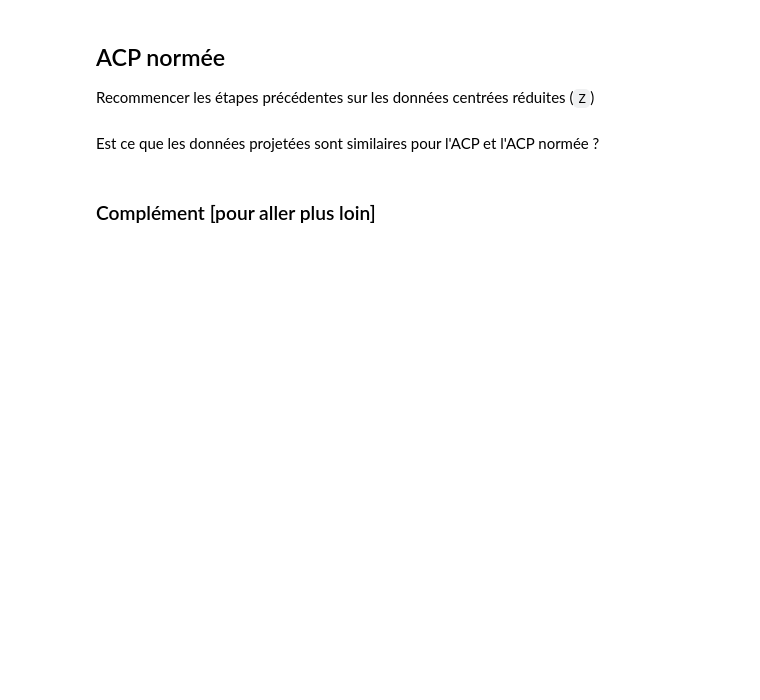
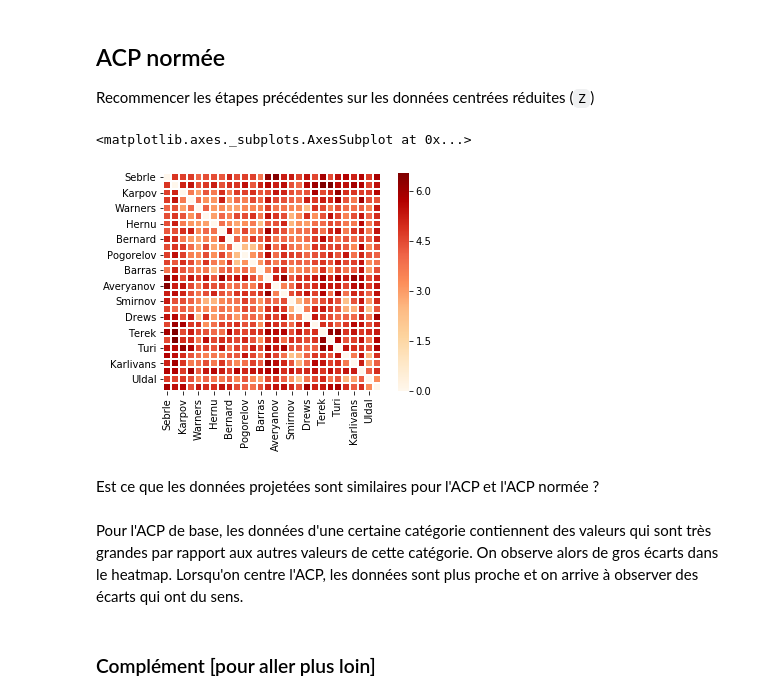
Before and after one commit to MrRedbloX/M1_INFO, a Jupyter notebook: INF2249_AlgorithmiqueDonnees/TP2/RessourcesTPACP/TP_ACP.ipynb, the cells around one changed output. Saved outputs shown, nothing was run; the diff lists cells and outputs as text; code cells hidden in the pictures; blank space fills up the shorter version.

```diff
--- a/INF2249_AlgorithmiqueDonnees/TP2/RessourcesTPACP/TP_ACP.ipynb
+++ b/INF2249_AlgorithmiqueDonnees/TP2/RessourcesTPACP/TP_ACP.ipynb
@@ -435,8 +510,29 @@ Essayer d'effectuer l'ensemble des actions suivantes
 # %% [markdown]
 ## ACP normée
 Recommencer les étapes précédentes sur les données centrées réduites (``Z``)
+# %%
+Y = df - df.mean()
+Z = Y / df.std(ddof=0)
+
+pairwiseZ = pd.DataFrame(
+    squareform(pdist(Z)),
+    columns = Z.index,
+    index = Z.index
+)
+sns.heatmap(
+    pairwiseZ,
+    cmap='OrRd',
+    linewidth=1,
+    square=True
+)
+# %% [output]
+<matplotlib.axes._subplots.AxesSubplot at 0x...>
+[figure, added]
 # %% [markdown]
 Est ce que les données projetées sont similaires pour l'ACP et l'ACP normée ?
+# %% [markdown]
+Pour l'ACP de base, les données d'une certaine catégorie contiennent des valeurs qui sont très grandes par rapport aux autres valeurs de cette catégorie. On observe alors de gros écarts dans le heatmap.
+Lorsqu'on centre l'ACP, les données sont plus proche et on arrive à observer des écarts qui ont du sens.
 # %% [markdown]
 ### Complément [pour aller plus loin]
 # %%
```
Also changed, not shown: parts of 6 cells of this notebook.
